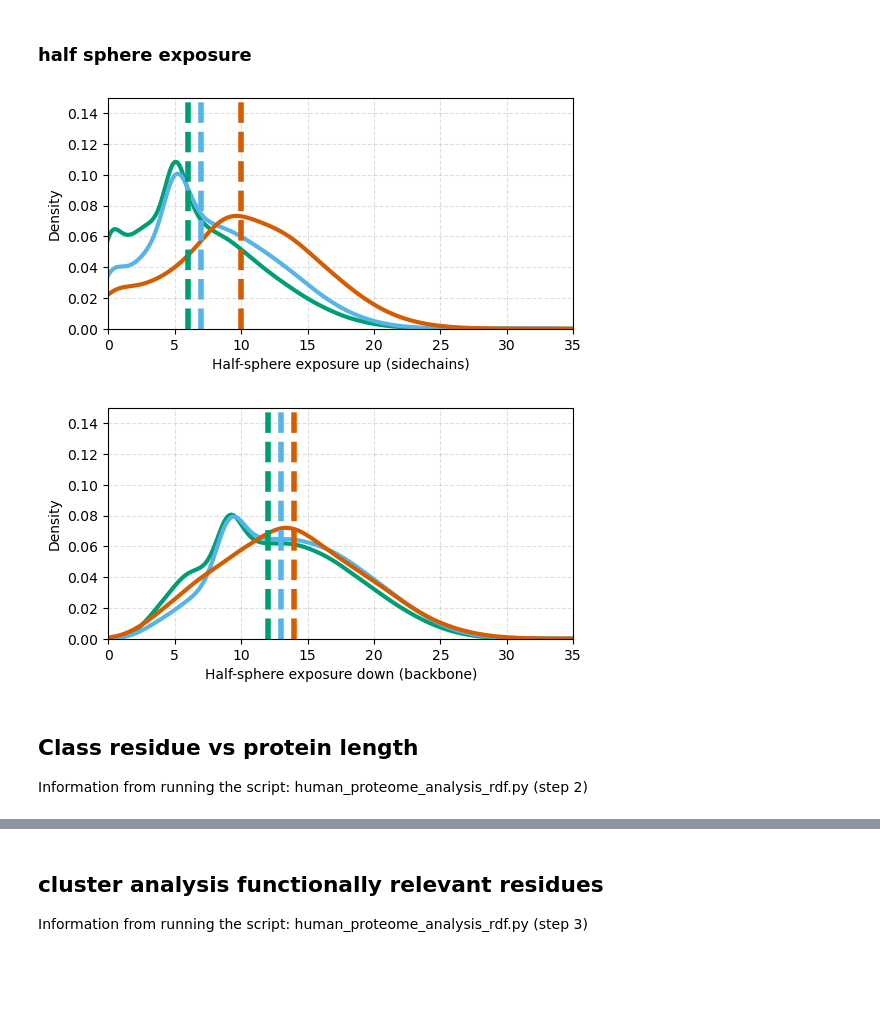
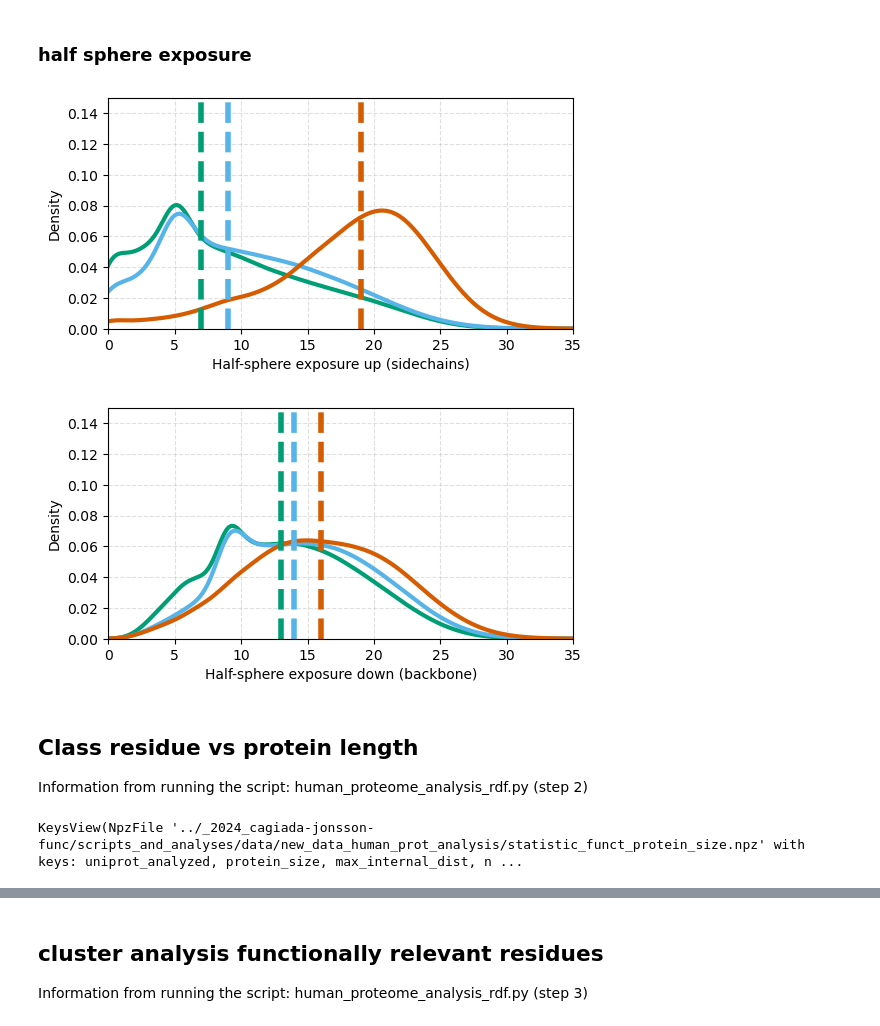
Before and after one commit to KULL-Centre/_2024_cagiada-jonsson-func, a Jupyter notebook: scripts_and_analyses/notebooks/func_esms_human_proteome_analysis.ipynb, the cells around one changed output, grey strips where cells are left out. Cells and saved outputs as stored; diff of their text form; code cells hidden in the pictures; blank space fills up the shorter version.

Commit message:
new analysis results, notebook and colab

```diff
--- a/scripts_and_analyses/notebooks/func_esms_human_proteome_analysis.ipynb
+++ b/scripts_and_analyses/notebooks/func_esms_human_proteome_analysis.ipynb
@@ -294 +289,3 @@ df_exposure=pd.read_pickle('../data/data_human_prot_analysis/folded_stats_exposu
+# %%
+df_exposure=pd.read_pickle('../_2024_cagiada-jonsson-func/scripts_and_analyses/data/data_human_prot_analysis/folded_stats_exposure_fm_df.pkl.gz')
 # %%
@@ -378,49 +371,49 @@ x=(x_edges[1:]+x_edges[:-1])/2
 y=(y_edges[1:]+y_edges[:-1])/2
 # %%
 fig,ax=plt.subplots(1,1,figsize=(6,3))
-sns.kdeplot(data=df_exposed.query('funcModel_predicted_class_residue == 0')["exposure_HSE_U"],bw_adjust=3,ax=ax,color='#009e74',lw=3,
+sns.kdeplot(data=df_exposure.query('func_esms_residue_class_idx == 0')["exposure_hse_u"],bw_adjust=3,ax=ax,color='#009e74',lw=3,
            clip=(-0.1, 35.0))
-sns.kdeplot(data=df_exposed.query('funcModel_predicted_class_residue == 1')["exposure_HSE_U"],bw_adjust=3,ax=ax,color='#56b4e9',lw=3,
+sns.kdeplot(data=df_exposure.query('func_esms_residue_class_idx == 1')["exposure_hse_u"],bw_adjust=3,ax=ax,color='#56b4e9',lw=3,
            clip=(-0.1, 35.0))
-sns.kdeplot(data=df_exposed.query('funcModel_predicted_class_residue == 2')["exposure_HSE_U"],bw_adjust=3,ax=ax,color='#d55c00',lw=3,
+sns.kdeplot(data=df_exposure.query('func_esms_residue_class_idx == 2')["exposure_hse_u"],bw_adjust=3,ax=ax,color='#d55c00',lw=3,
            clip=(-0.1, 35.0))
 
-ax.plot([np.nanmedian(df_exposed.query('funcModel_predicted_class_residue == 0')["exposure_HSE_U"].to_numpy()),np.nanmedian(df_exposed.query('funcModel_predicted_class_residue == 0')["exposure_HSE_U"].to_numpy())],[0,2],
+ax.plot([np.nanmedian(df_exposure.query('func_esms_residue_class_idx == 0')["exposure_hse_u"].to_numpy()),np.nanmedian(df_exposure.query('func_esms_residue_class_idx == 0')["exposure_hse_u"].to_numpy())],[0,2],
        color='#009e74',lw=4,ls='--')
 
-ax.plot([np.nanmedian(df_exposed.query('funcModel_predicted_class_residue == 1')["exposure_HSE_U"].to_numpy()),np.nanmedian(df_exposed.query('funcModel_predicted_class_residue == 1')["exposure_HSE_U"].to_numpy())],[0,2],
+ax.plot([np.nanmedian(df_exposure.query('func_esms_residue_class_idx == 1')["exposure_hse_u"].to_numpy()),np.nanmedian(df_exposure.query('func_esms_residue_class_idx == 1')["exposure_hse_u"].to_numpy())],[0,2],
        color='#56b4e9',lw=4,ls='--')
 
-ax.plot([np.nanmedian(df_exposed.query('funcModel_predicted_class_residue == 2')["exposure_HSE_U"].to_numpy()),np.nanmedian(df_exposed.query('funcModel_predicted_class_residue == 2')["exposure_HSE_U"].to_numpy())],[0,2],
+ax.plot([np.nanmedian(df_exposure.query('func_esms_residue_class_idx == 2')["exposure_hse_u"].to_numpy()),np.nanmedian(df_exposure.query('func_esms_residue_class_idx == 2')["exposure_hse_u"].to_numpy())],[0,2],
        color='#d55c00',lw=4,ls='--')
 
 ax.set_ylabel('Density')
 ax.set_xlabel('Half-sphere exposure up (sidechains)')
 ax.set_xlim((0,35))
 ax.set_ylim((0,0.15))
 
 ax.grid(axis='both',alpha=0.4,ls='--')
 ax.set_axisbelow(True)
 
 #fig.savefig('../figures_esms/contourn_HDE_Uhisto.pdf')
 # %% [output]
-[figure, old version]
+[figure, new version]
 # %%
 fig,ax=plt.subplots(1,1,figsize=(6,3))
-sns.kdeplot(data=df_exposed.query('funcModel_predicted_class_residue == 0')["exposure_HSE_D"],bw_adjust=3,ax=ax,color='#009e74',lw=3,
+sns.kdeplot(data=df_exposure.query('func_esms_residue_class_idx == 0')["exposure_hse_d"],bw_adjust=3,ax=ax,color='#009e74',lw=3,
            clip=(-0.1, 35.0))
-sns.kdeplot(data=df_exposed.query('funcModel_predicted_class_residue == 1')["exposure_HSE_D"],bw_adjust=3,ax=ax,color='#56b4e9',lw=3,
+sns.kdeplot(data=df_exposure.query('func_esms_residue_class_idx == 1')["exposure_hse_d"],bw_adjust=3,ax=ax,color='#56b4e9',lw=3,
            clip=(-0.1, 35.0))
-sns.kdeplot(data=df_exposed.query('funcModel_predicted_class_residue == 2')["exposure_HSE_D"],bw_adjust=3,ax=ax,color='#d55c00',lw=3,
+sns.kdeplot(data=df_exposure.query('func_esms_residue_class_idx == 2')["exposure_hse_d"],bw_adjust=3,ax=ax,color='#d55c00',lw=3,
            clip=(-0.1, 35.0))
 
-ax.plot([np.nanmedian(df_exposed.query('funcModel_predicted_class_residue == 0')["exposure_HSE_D"].to_numpy()),np.nanmedian(df_exposed.query('funcModel_predicted_class_residue == 0')["exposure_HSE_D"].to_numpy())],[0,2],
+ax.plot([np.nanmedian(df_exposure.query('func_esms_residue_class_idx == 0')["exposure_hse_d"].to_numpy()),np.nanmedian(df_exposure.query('func_esms_residue_class_idx == 0')["exposure_hse_d"].to_numpy())],[0,2],
        color='#009e74',lw=4,ls='--')
 
-ax.plot([np.nanmedian(df_exposed.query('funcModel_predicted_class_residue == 1')["exposure_HSE_D"].to_numpy()),np.nanmedian(df_exposed.query('funcModel_predicted_class_residue == 1')["exposure_HSE_D"].to_numpy())],[0,2],
+ax.plot([np.nanmedian(df_exposure.query('func_esms_residue_class_idx == 1')["exposure_hse_d"].to_numpy()),np.nanmedian(df_exposure.query('func_esms_residue_class_idx == 1')["exposure_hse_d"].to_numpy())],[0,2],
        color='#56b4e9',lw=4,ls='--')
 
-ax.plot([np.nanmedian(df_exposed.query('funcModel_predicted_class_residue == 2')["exposure_HSE_D"].to_numpy()),np.nanmedian(df_exposed.query('funcModel_predicted_class_residue == 2')["exposure_HSE_D"].to_numpy())],[0,2],
+ax.plot([np.nanmedian(df_exposure.query('func_esms_residue_class_idx == 2')["exposure_hse_d"].to_numpy()),np.nanmedian(df_exposure.query('func_esms_residue_class_idx == 2')["exposure_hse_d"].to_numpy())],[0,2],
        color='#d55c00',lw=4,ls='--')
 
 ax.set_ylabel('Density')
@@ -433,7 +426,7 @@ ax.set_axisbelow(True)
 
 #fig.savefig('../figures_esms/contourn_HDE_Dhisto.pdf')
 # %% [output]
-[figure, old version]
+[figure, new version]
 # %% [markdown]
 ## Class residue vs protein length
 
@@ -443,3 +436,7 @@ statistic_proteins=np.load('../data/data_human_prot_analysis/statistic_funct_pro
+# %%
+statistic_proteins.keys()
+# %% [output]
+KeysView(NpzFile '../_2024_cagiada-jonsson-func/scripts_and_analyses/data/new_data_human_prot_analysis/statistic_funct_protein_size.npz' with keys: uniprot_analyzed, protein_size, max_internal_dist, n ...
 # %%
 cluster_stats=pd.DataFrame({'uniprots':statistic_proteins['uniprot_analyzed'],
                             'prots_size':statistic_proteins['protein_size'],
```
Also changed, not shown: parts of 43 cells of this notebook, 10 other files.
